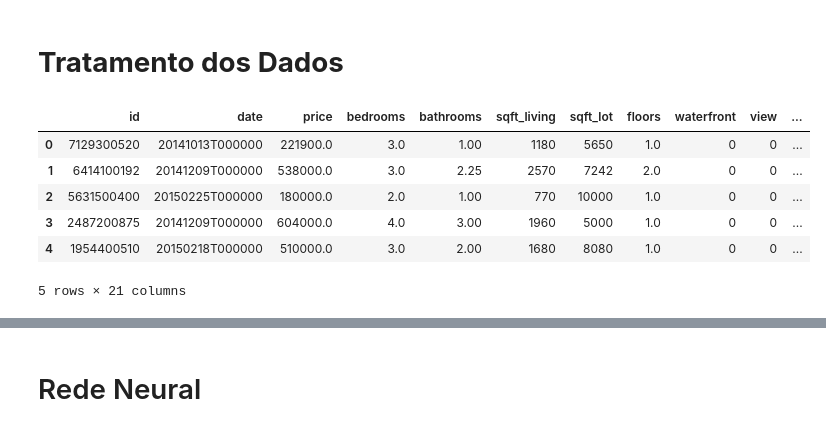
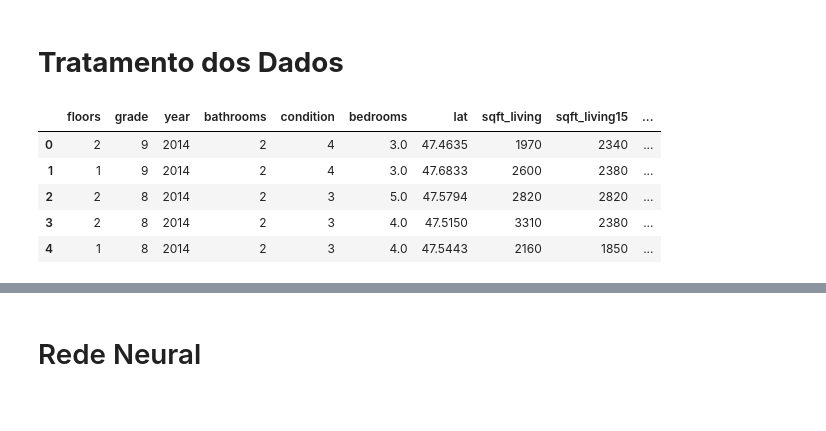
Before and after one commit to MarcioB1999/Previsao_Precos, a Jupyter notebook: Regressao_preço.ipynb, the cells around one changed output, grey strips where cells are left out. Cells and saved outputs as stored; diff of their text form; code cells hidden in the pictures.

```diff
--- a/Regressao_preço.ipynb
+++ b/Regressao_preço.ipynb
@@ -21,13 +19,12 @@ from statsmodels.tsa.seasonal import seasonal_decompose
 # %% [markdown]
 # **Tratamento dos Dados**
 # %%
-df = pd.read_csv('arquivos/kc_house_data.csv')
-df.head(5)
+X = pd.read_csv('C:/Users/Marcio/Documents/Aprendizado_de_Maquina/arquivos/X.csv').iloc[:,1:]
+X.head(5)
 # %% [output]
-|  | id | date | price | bedrooms | bathrooms | sqft_living | sqft_lot | floors | waterfront | view | ... |
-| 0 | 7129300520 | 20141013T000000 | 221900.0 | 3.0 | 1.00 | 1180 | 5650 | 1.0 | 0 | 0 | ... |
-| 1 | 6414100192 | 20141209T000000 | 538000.0 | 3.0 | 2.25 | 2570 | 7242 | 2.0 | 0 | 0 | ... |
-| 2 | 5631500400 | 20150225T000000 | 180000.0 | 2.0 | 1.00 | 770 | 10000 | 1.0 | 0 | 0 | ... |
-| 3 | 2487200875 | 20141209T000000 | 604000.0 | 4.0 | 3.00 | 1960 | 5000 | 1.0 | 0 | 0 | ... |
-| 4 | 1954400510 | 20150218T000000 | 510000.0 | 3.0 | 2.00 | 1680 | 8080 | 1.0 | 0 | 0 | ... |
+|  | floors | grade | year | bathrooms | condition | bedrooms | lat | sqft_living | sqft_living15 | ... |
+| 0 | 2 | 9 | 2014 | 2 | 4 | 3.0 | 47.4635 | 1970 | 2340 | ... |
+| 1 | 1 | 9 | 2014 | 2 | 4 | 3.0 | 47.6833 | 2600 | 2380 | ... |
+| 2 | 2 | 8 | 2014 | 2 | 3 | 5.0 | 47.5794 | 2820 | 2820 | ... |
+| 3 | 2 | 8 | 2014 | 2 | 3 | 4.0 | 47.5150 | 3310 | 2380 | ... |
+| 4 | 1 | 8 | 2014 | 2 | 3 | 4.0 | 47.5443 | 2160 | 1850 | ... |
-5 rows × 21 columns
```
Also changed, not shown: parts of 41 cells of this notebook, 6 other files.
